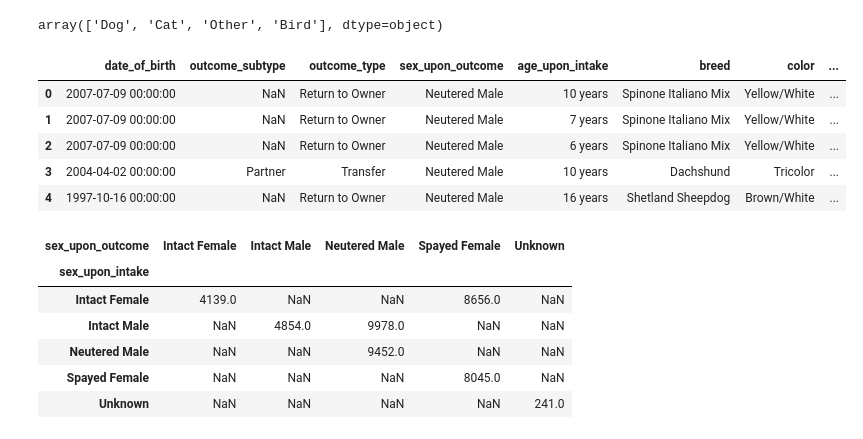
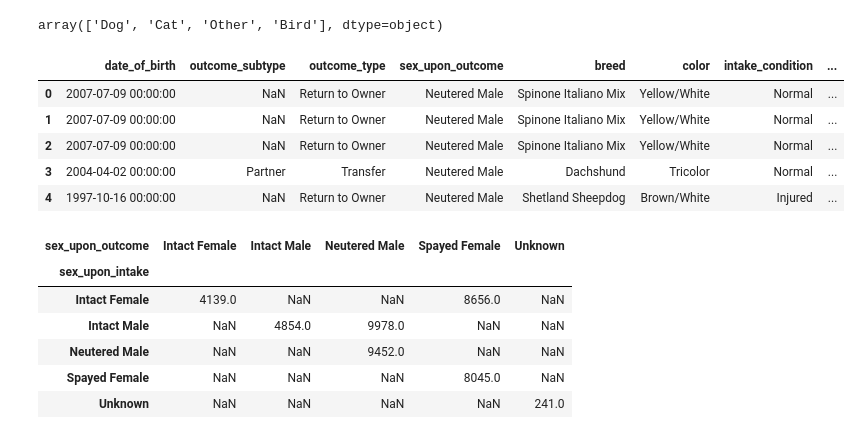
Before and after one commit to chrisoyer/supervised_learning_capstone, a Jupyter notebook: dog_adoption_SL_capstone.ipynb, the cells around one changed output. Saved outputs shown, nothing was run; the diff lists cells and outputs as text; code cells hidden in the pictures.

```diff
--- a/dog_adoption_SL_capstone.ipynb
+++ b/dog_adoption_SL_capstone.ipynb
@@ -107,23 +107,23 @@ array(['Dog', 'Cat', 'Other', 'Bird'], dtype=object)
 # %%
 #we are only looking at dogs
 shelter_inout_df = shelter_inout_df[shelter_inout_df.animal_type == 'Dog']
 
 # there are a lot of features that i'm not interested, especially that describe the same thing in multiple ways.
 # I am using time in shelter as it is a simple scalar, not d datetime.
 #count is only 1, no other values exist
 
 shelter_inout_df = shelter_inout_df.drop(columns=['animal_type', "age_upon_outcome", "animal_id_outcome", "age_upon_outcome_(years)",
                                                   'age_upon_outcome_(days)', "age_upon_outcome_age_group", "outcome_year",
                                                   "outcome_monthyear", "outcome_hour", "outcome_number", "animal_id_intake",
                                                   "age_upon_intake_(years)", "age_upon_intake_age_group", "intake_year",
                                                   "intake_monthyear", "intake_hour", "intake_number", "time_in_shelter",
                                                   "found_location", 'outcome_datetime', 'dob_year', 'dob_month', 'dob_monthyear',
-                                                 'intake_datetime', 'outcome_month', 'outcome_weekday'])
+                                                  'outcome_month', 'outcome_weekday', 'age_upon_intake', 'intake_month'])
 shelter_inout_df.head()
 # %% [output]
-|  | date_of_birth | outcome_subtype | outcome_type | sex_upon_outcome | age_upon_intake | breed | color | ... |
-| 0 | 2007-07-09 00:00:00 | NaN | Return to Owner | Neutered Male | 10 years | Spinone Italiano Mix | Yellow/White | ... |
-| 1 | 2007-07-09 00:00:00 | NaN | Return to Owner | Neutered Male | 7 years | Spinone Italiano Mix | Yellow/White | ... |
-| 2 | 2007-07-09 00:00:00 | NaN | Return to Owner | Neutered Male | 6 years | Spinone Italiano Mix | Yellow/White | ... |
-| 3 | 2004-04-02 00:00:00 | Partner | Transfer | Neutered Male | 10 years | Dachshund | Tricolor | ... |
-| 4 | 1997-10-16 00:00:00 | NaN | Return to Owner | Neutered Male | 16 years | Shetland Sheepdog | Brown/White | ... |
+|  | date_of_birth | outcome_subtype | outcome_type | sex_upon_outcome | breed | color | intake_condition | ... |
+| 0 | 2007-07-09 00:00:00 | NaN | Return to Owner | Neutered Male | Spinone Italiano Mix | Yellow/White | Normal | ... |
+| 1 | 2007-07-09 00:00:00 | NaN | Return to Owner | Neutered Male | Spinone Italiano Mix | Yellow/White | Normal | ... |
+| 2 | 2007-07-09 00:00:00 | NaN | Return to Owner | Neutered Male | Spinone Italiano Mix | Yellow/White | Normal | ... |
+| 3 | 2004-04-02 00:00:00 | Partner | Transfer | Neutered Male | Dachshund | Tricolor | Normal | ... |
+| 4 | 1997-10-16 00:00:00 | NaN | Return to Owner | Neutered Male | Shetland Sheepdog | Brown/White | Injured | ... |
```
Also changed, not shown: parts of 14 cells of this notebook.
